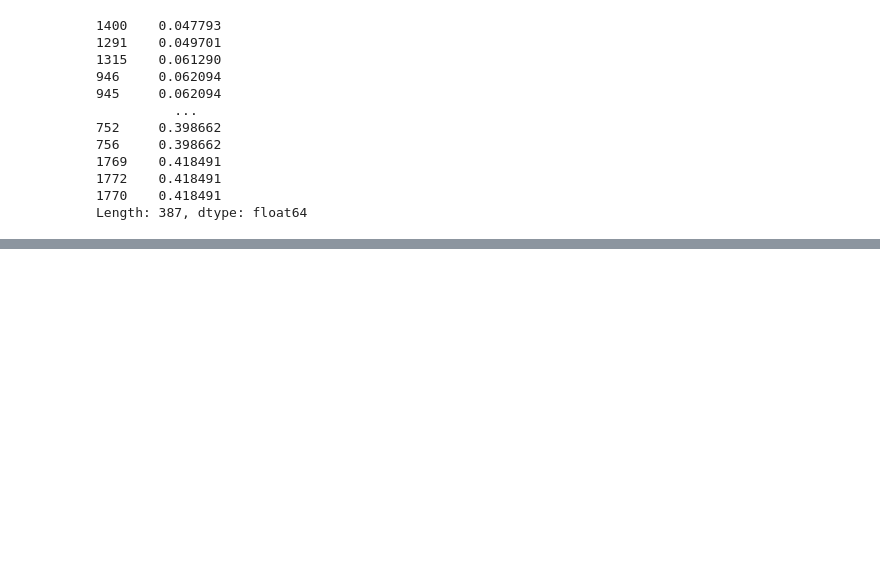
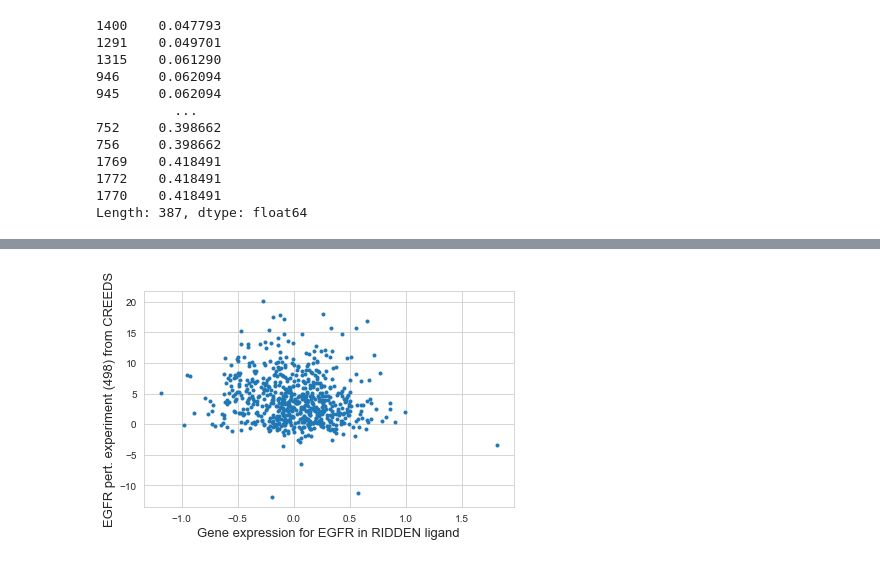
Before and after one commit to Vargeszti/Thesis, a Jupyter notebook: code/correlation_and_mwu.ipynb, the cells around one changed output, grey strips where cells are left out. Cells and saved outputs as stored; diff of their text form; code cells hidden in the pictures; blank space fills up the shorter version.

Commit message:
correlation figures

```diff
--- a/code/correlation_and_mwu.ipynb
+++ b/code/correlation_and_mwu.ipynb
@@ -111,0 +139,3 @@ KeyError: 'TNF'
+# %%
+common_genes = list(set(drug_perturb.index) & set(RIDDEN_lig.index))
+len(common_genes)
@@ -111,0 +144,3 @@ KeyError: 'TNF'
+# %%
+drug_perturb_common=drug_perturb.loc[common_genes]
+RIDDEN_lig_common=RIDDEN_lig.loc[common_genes]
@@ -111,0 +162,9 @@ KeyError: 'TNF'
+# %%
+plt.plot(RIDDEN_lig_common['EGFR'].values, drug_perturb_common['498'].values, '.' )
+#plt.title('Correlation of the 2 genes', size=15)
+plt.xlabel('Gene expression for EGFR in RIDDEN ligand', size=13)
+plt.ylabel('EGFR pert. experiment (498) from CREEDS', size=13)
+plt.tight_layout()
+plt.savefig('../pictures/corr1')
+# %% [output]
+[figure, added]
```
Also changed, not shown: parts of 13 cells of this notebook, 1 other file.
